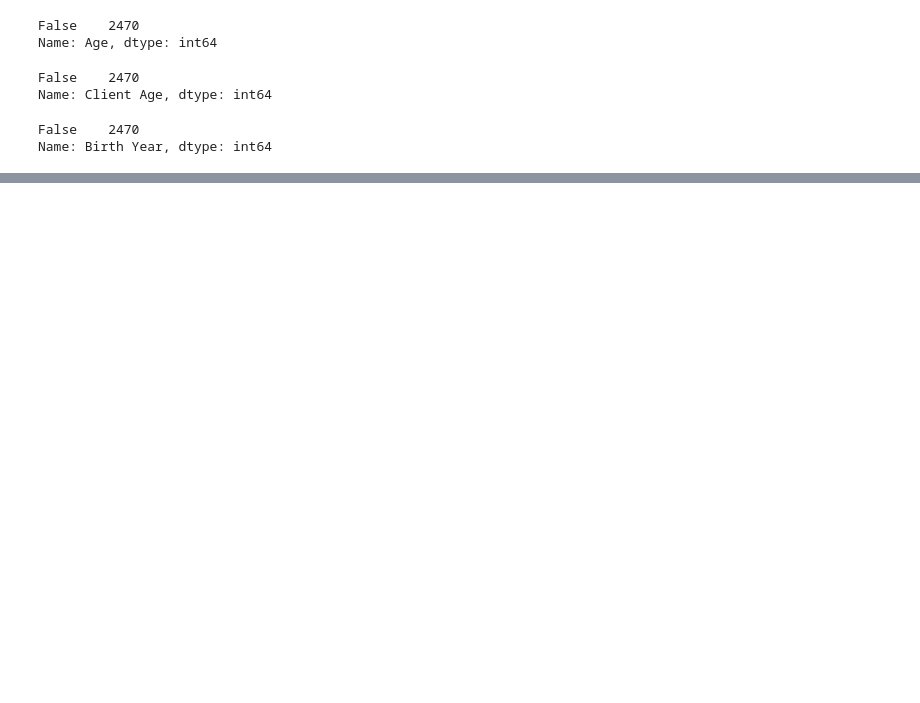
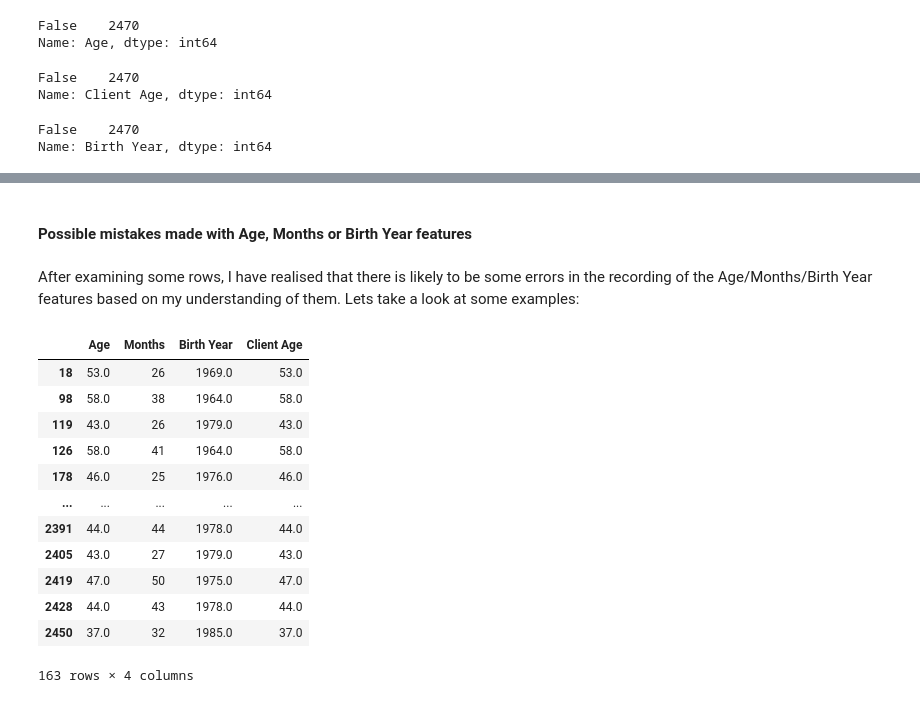
Before and after one commit to Anglesofdeath/attrition-data-science-project, a Jupyter notebook: eda.ipynb, the cells around one changed output, grey strips where cells are left out. Saved outputs shown, nothing was run; the diff lists cells and outputs as text; code cells hidden in the pictures; blank space fills up the shorter version.

```diff
--- a/eda.ipynb
+++ b/eda.ipynb
@@ -427,0 +424,20 @@ Name: Client Age, dtype: int64
+# %% [markdown]
+#### Possible mistakes made with Age, Months or Birth Year features
+# %% [markdown]
+After examining some rows, I have realised that there is likely to be some errors in the recording of the Age/Months/Birth Year features based on my understanding of them. Lets take a look at some examples:
+# %%
+df[['Age', 'Months', 'Birth Year', 'Client Age']][df['Check Assumption'] > 2]
+# %% [output]
+|  | Age | Months | Birth Year | Client Age |
+| 18 | 53.0 | 26 | 1969.0 | 53.0 |
+| 98 | 58.0 | 38 | 1964.0 | 58.0 |
+| 119 | 43.0 | 26 | 1979.0 | 43.0 |
+| 126 | 58.0 | 41 | 1964.0 | 58.0 |
+| 178 | 46.0 | 25 | 1976.0 | 46.0 |
+| ... | ... | ... | ... | ... |
+| 2391 | 44.0 | 44 | 1978.0 | 44.0 |
+| 2405 | 43.0 | 27 | 1979.0 | 43.0 |
+| 2419 | 47.0 | 50 | 1975.0 | 47.0 |
+| 2428 | 44.0 | 43 | 1978.0 | 44.0 |
+| 2450 | 37.0 | 32 | 1985.0 | 37.0 |
+163 rows × 4 columns
```
Also changed, not shown: parts of 5 cells of this notebook.
